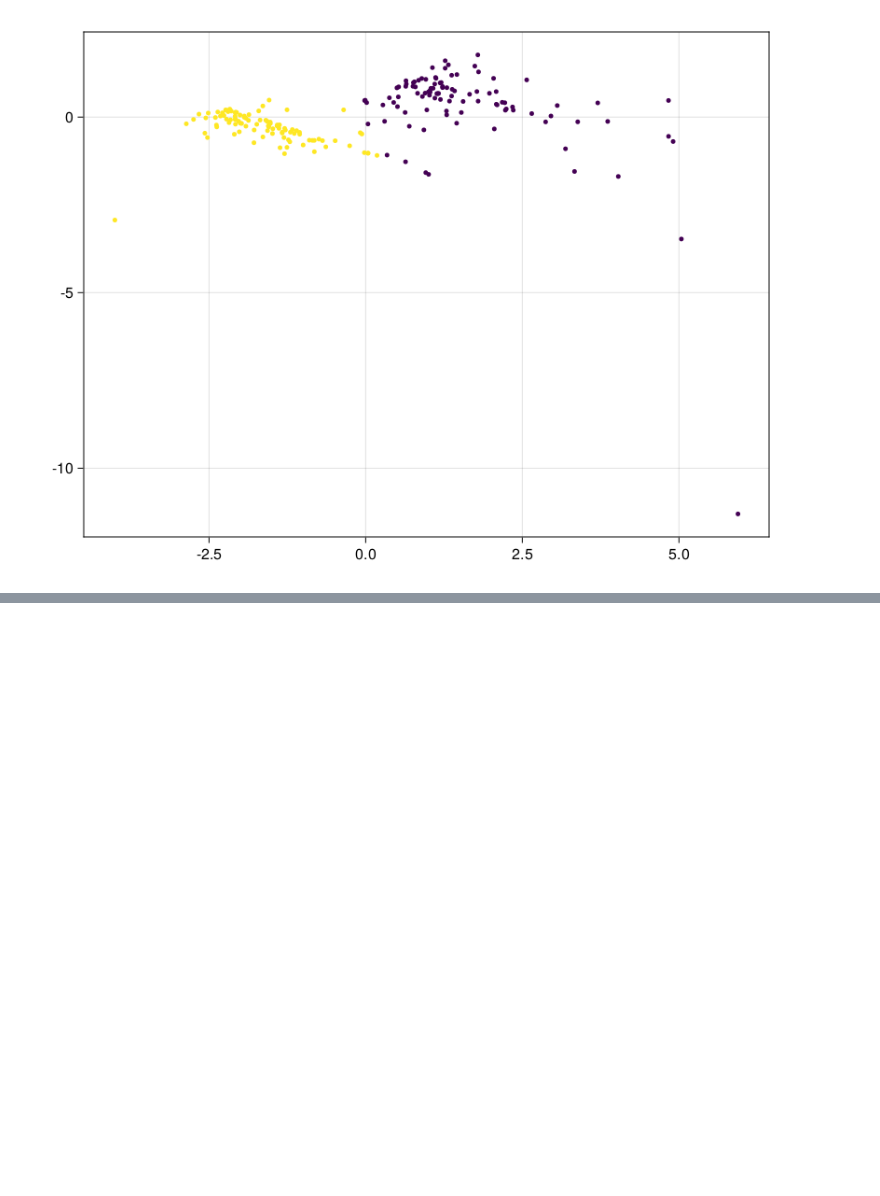
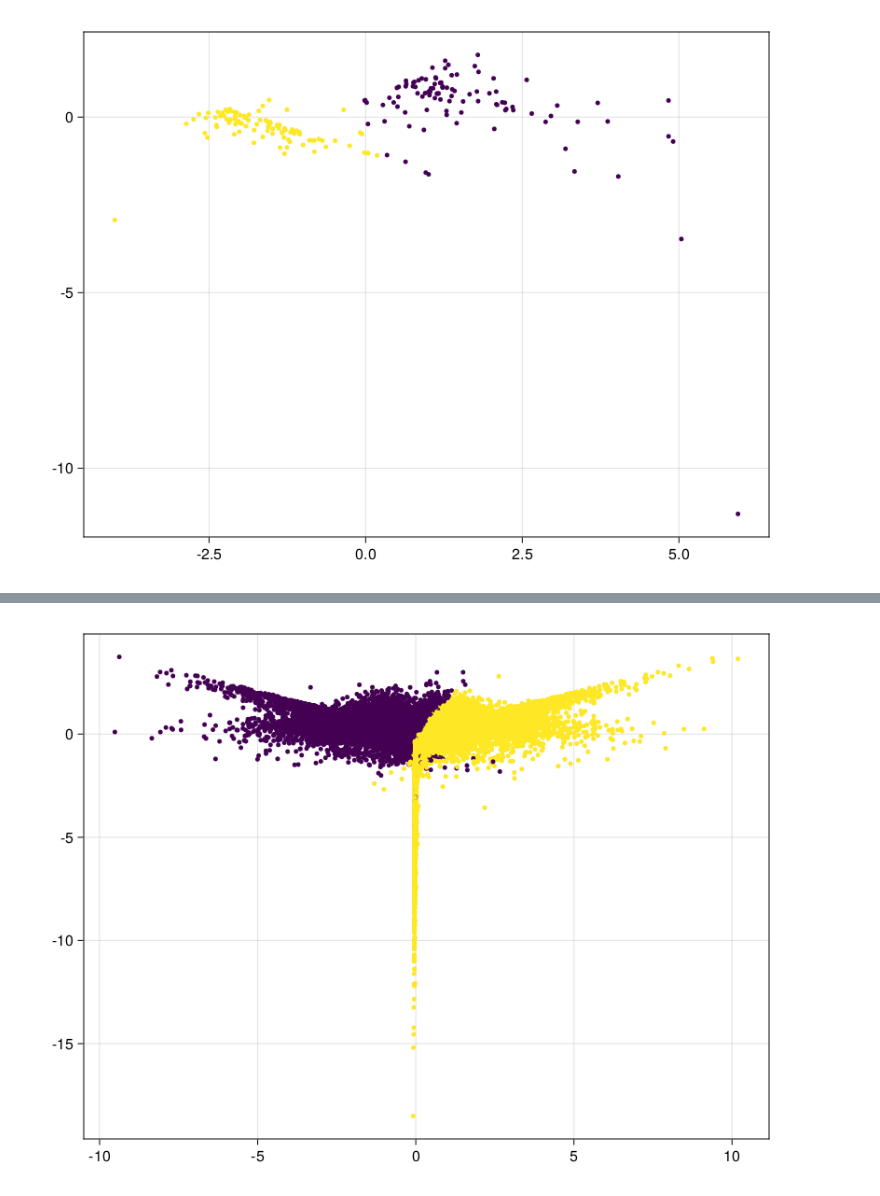
Before and after one commit to solislemuslab/PhyloClustering.jl, a Jupyter notebook: Clustering_julia.ipynb, the cells around one changed output, grey strips where cells are left out. Saved outputs shown, nothing was run; the diff lists cells and outputs as text; code cells hidden in the pictures; blank space fills up the shorter version.

Commit message:
implemented more clustering in julia and confusion matrix

```diff
--- a/Clustering_julia.ipynb
+++ b/Clustering_julia.ipynb
@@ -127,0 +198,15 @@ scatter(PCA_data[1,:], PCA_data[2,:], markersize = 5, color = label)
+# %%
+# GMM
+tree = CSV.read("data/bipartition_4taxa_tree.csv", DataFrame);
+data = collect(Matrix(tree[:,:])');
+
+# standardize tree
+dt = fit(ZScoreTransform, data, dims=2)
+data = StatsBase.transform(dt, data)
+
+replace!(data, NaN=>0)
+PCA_model = fit(PCA, data, maxoutdim = 2);
+PCA_data = predict(PCA_model,data)
+data = data';
+# %%
+gmm=GMM(2,Array(data), method=:split);
@@ -127,0 +232,6 @@ scatter(PCA_data[1,:], PCA_data[2,:], markersize = 5, color = label)
+# %%
+llpg_X = llpg(gmm, Array(data))
+result = map(argmin, eachrow(llpg_X));
+scatter(PCA_data[1,:], PCA_data[2,:], markersize = 5, color = result)
+# %% [output]
+[figure, added]
```
Also changed, not shown: parts of 31 cells of this notebook, 1 other file.
